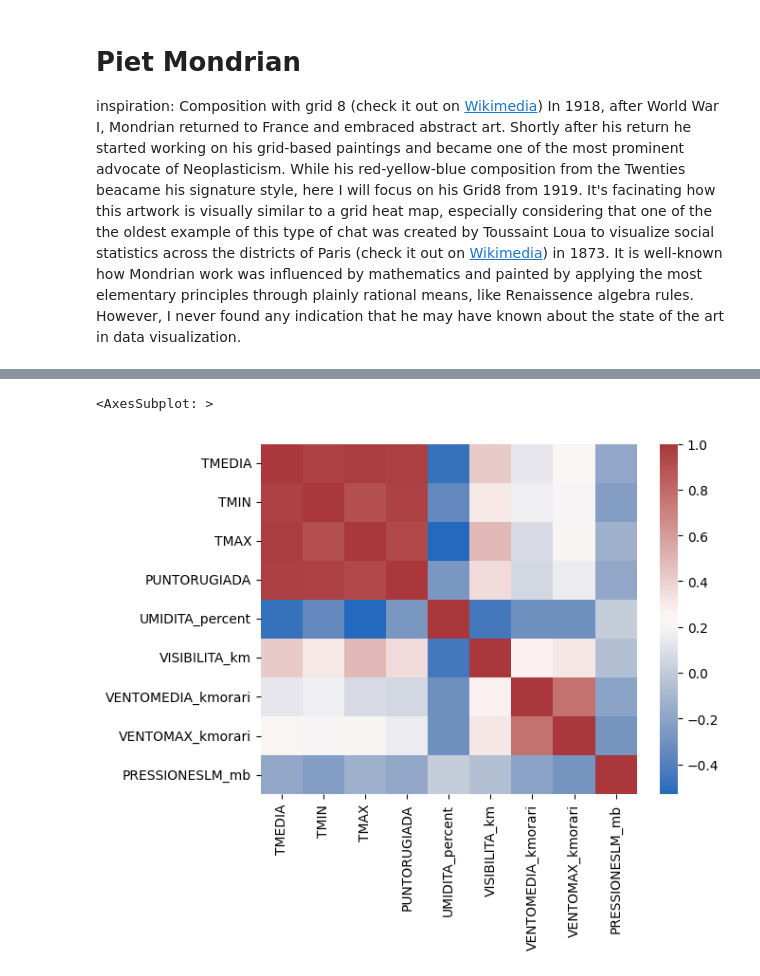
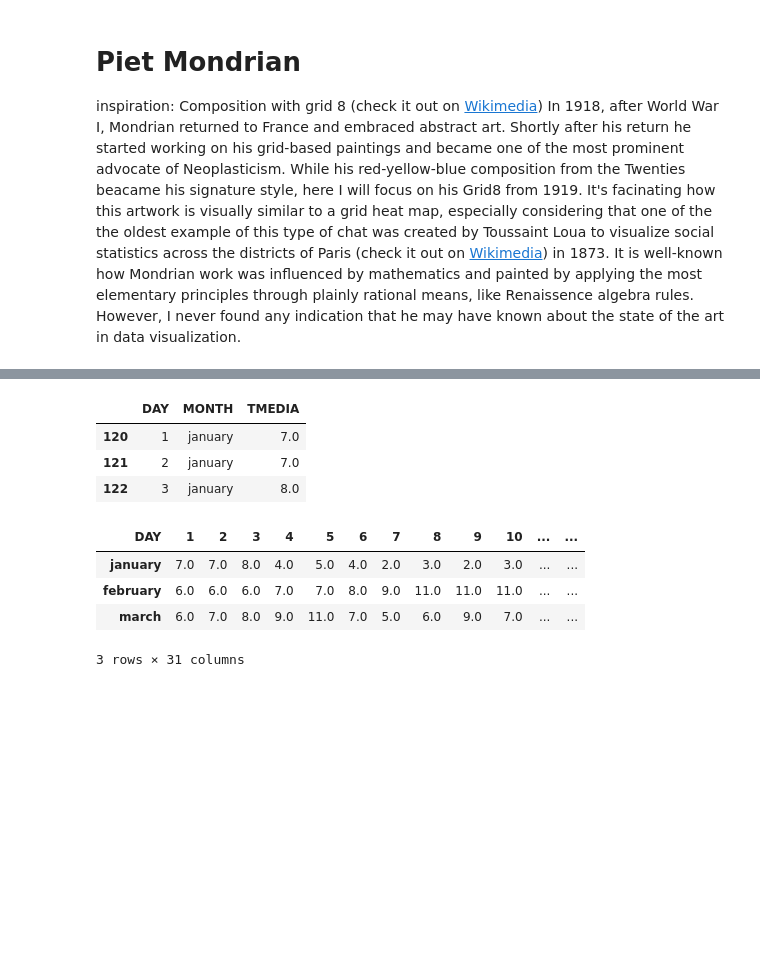
Before and after one commit to p-vale/datart, a Jupyter notebook: mondrian_grid.ipynb, the cells around one changed output, grey strips where cells are left out. Saved outputs shown, nothing was run; the diff lists cells and outputs as text; code cells hidden in the pictures; blank space fills up the shorter version.

```diff
--- a/mondrian_grid.ipynb
+++ b/mondrian_grid.ipynb
@@ -65,7 +30,51 @@ sns.pairplot(df, hue='FENOMENI', vars=['TMIN', 'TMAX', 'PUNTORUGIADA', 'UMIDITA_
-# %%
-df_heat = copy.copy(df)
-df_heat = df_heat.drop(columns=['RAFFICA_kmorari', 'PRESSIONEMEDIA_mb', 'PIOGGIA_mm'])
-sns.heatmap(df_heat.corr(), cmap='vlag')
-# %% [output]
-<AxesSubplot: >
-[figure, removed]
+# %%
+month_dict = {1: 'january',
+              2: 'february',
+              3: 'march',
+              4: 'april',
+              5: 'may',
+              6: 'june',
+              7: 'july',
+              8: 'august',
+              9: 'september',
+              10: 'october',
+              11: 'november',
+              12: 'december'}
+
+month_arr = ['january', 'february', 'march', 'april', 'may', 'june', 'july', 'august', 'september', 'october', 'november', 'december']
+day_arr = [1,2,3,4,5,6,7,8,9,10,11,12,13,14,15,16,17,18,19,20,21,22,23,24,25,26,27,28,29,30]
+# %%
+df_media = copy.copy(df[['DATA', 'TMEDIA']])
+df_date = df_media['DATA'].str.split( '/', expand = True )
+df_date = df_date.drop( columns = [2] )
+df_date = df_date.rename( columns = { 0: 'DAY', 1: 'MONTH'})
+df_media = pd.concat([df_date, df_media], axis = 1)
+df_media = df_media.drop( columns = ['DATA'] )
+df_media['DAY'] = df_media['DAY'].astype(int) # to enable correct sort
+df_media['MONTH'] = df_media['MONTH'].astype(int) # to enable correct sort
+df_media['TMEDIA'] = df_media['TMEDIA'].astype(float)
+df_media = df_media.sort_values( by = ['MONTH', 'DAY'] )
+df_media['MONTH'] = df_media['MONTH'].map(month_dict)
+df_media.head(3)
+# %% [output]
+|  | DAY | MONTH | TMEDIA |
+| 120 | 1 | january | 7.0 |
+| 121 | 2 | january | 7.0 |
+| 122 | 3 | january | 8.0 |
+# %%
+df_heat = pd.DataFrame(data={'DAY':day_arr})
+for month in month_arr:
+  df_tmp = copy.copy(df_media.query('MONTH==@month'))
+  df_tmp = df_tmp.rename(columns = {'TMEDIA': month})
+  df_tmp = df_tmp.drop(columns = ['MONTH'])
+  df_heat = df_heat.merge(df_tmp, on='DAY', how = 'outer')
+
+df_heat = df_heat.set_index('DAY')
+df_heat = df_heat.T
+df_heat.head(3)
+# %% [output]
+| DAY | 1 | 2 | 3 | 4 | 5 | 6 | 7 | 8 | 9 | 10 | ... | ... |
+| january | 7.0 | 7.0 | 8.0 | 4.0 | 5.0 | 4.0 | 2.0 | 3.0 | 2.0 | 3.0 | ... | ... |
+| february | 6.0 | 6.0 | 6.0 | 7.0 | 7.0 | 8.0 | 9.0 | 11.0 | 11.0 | 11.0 | ... | ... |
+| march | 6.0 | 7.0 | 8.0 | 9.0 | 11.0 | 7.0 | 5.0 | 6.0 | 9.0 | 7.0 | ... | ... |
+3 rows × 31 columns
```
Also changed, not shown: parts of 11 cells of this notebook, 8 other files.
